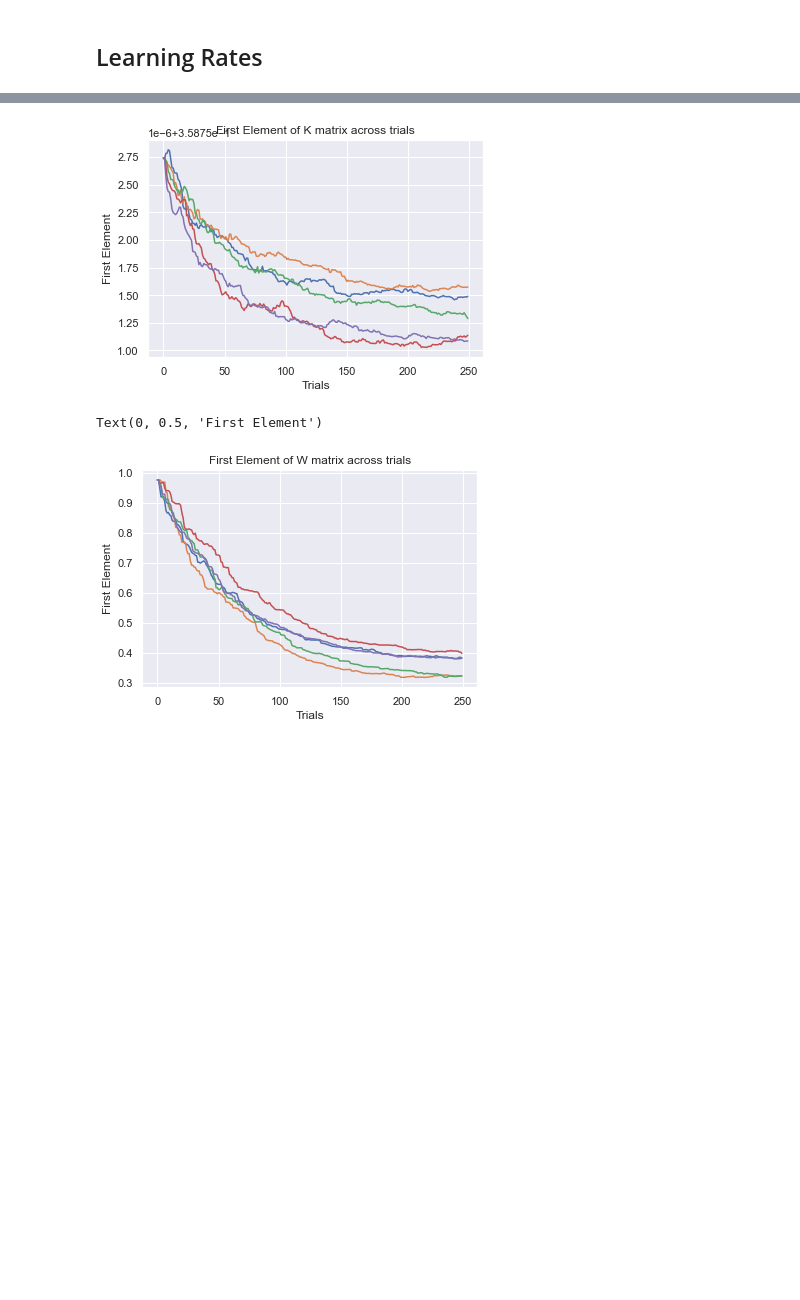
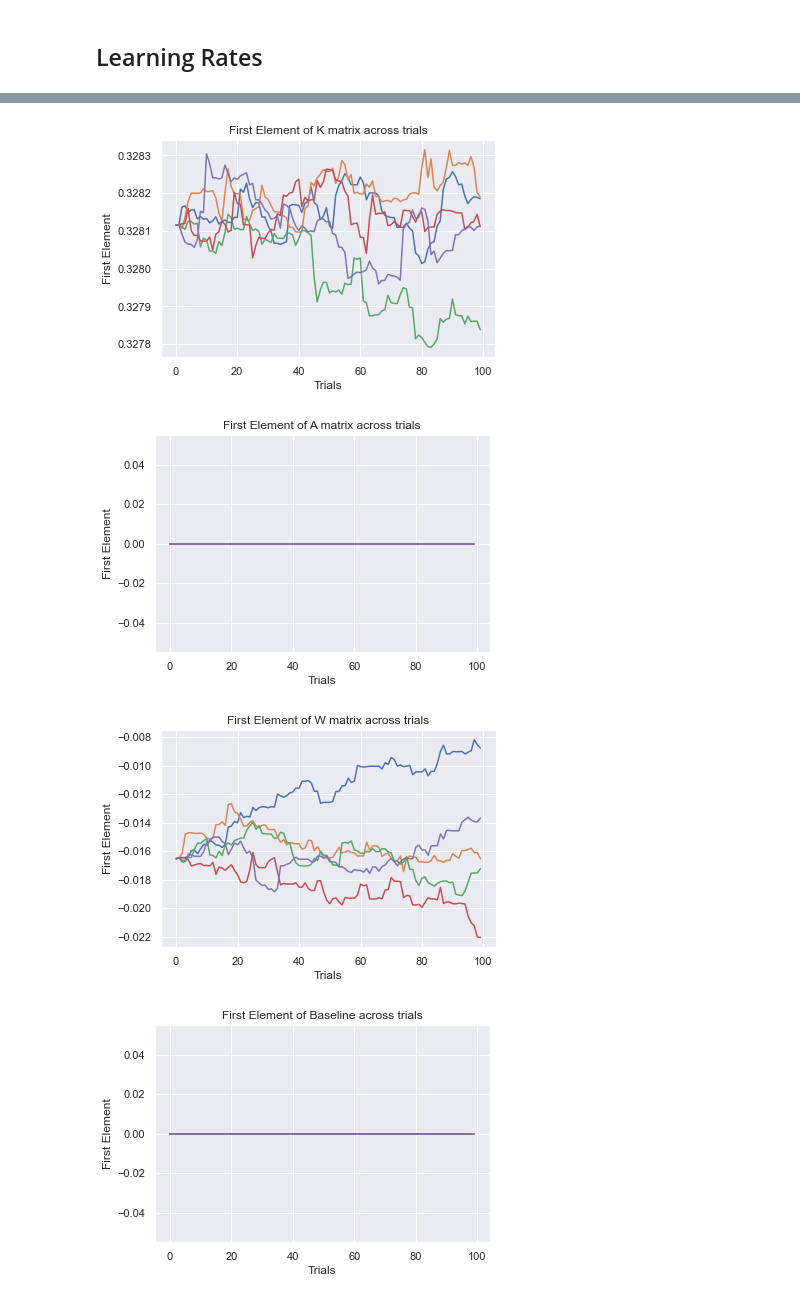
Before and after one commit to mmadduri/BMI_Model, a Jupyter notebook: BMIModel_AdaptiveDecoder.ipynb, the cells around one changed output, grey strips where cells are left out. Saved outputs shown, nothing was run; the diff lists cells and outputs as text; code cells hidden in the pictures; blank space fills up the shorter version.

```diff
--- a/BMIModel_AdaptiveDecoder.ipynb
+++ b/BMIModel_AdaptiveDecoder.ipynb
@@ -473,20 +486,19 @@ K MATX = [[0.28836672 0.04187389 0.52187418 0.15535367 0.30765679 0.72947205
 # %% [markdown]
 ## Learning Rates
 # %%
-NUM_TRIALS = 250
+NUM_TRIALS = 100
 NUM_RUNS = 2 # Has to be >1 # 2 = goes through the trial for target once
 NUM_SESSIONS = 5
 rate_list = [1e-4]
-(np.logspace(0, -10, 10))
-# rate_list = [3.16e-5]
+# rate_list = [3e-4]
 print(rate_list)
-# BRAIN_RATE = 5e-4
-# rate_list = [BRAIN_RATE]
-dec_rate_list = (np.logspace(0, -10, 10))
-# A_RATE = 1e-4
+# dec_rate_list = (np.logspace(-2, -6, 11))
+dec_rate_list = rate_list
 # K_RATE = 1e-4
 NUM_B_RATE = len(rate_list)
+print("NUM_B_RATE = " + str(NUM_B_RATE))
 NUM_D_RATE = len(dec_rate_list)
+print("NUM_D_RATE = " + str(NUM_D_RATE))
 ADAPT_TRIALS = NUM_TRIALS
 
 # initialization
@@ -521,11 +535,15 @@ for lambda_rate in rate_list:
         print("=========================================")
         print("Adaptive Decoder = " + str(DECODER_ADAPT))
         print("Adaptive Brain = " + str(BRAIN_ADAPT))
+        print("KW only = " + str(KW_ONLY))
         print("Total Number of Trials = " + str(NUM_TRIALS))
         print("Total Number of Sessions = " + str(NUM_SESSIONS))
+        print("Total Number of Runs = " + str(NUM_RUNS))
         print("Brain Learning Rate = " + str(lambda_rate))
+        print("NUM_B_RATE = " + str(NUM_B_RATE))
         print("Decoder (K) Learning Rate = " + str(K_RATE))
         print("Decoder (A) Learning Rate = " + str(A_RATE))
+        print("NUM_D_RATE = " + str(NUM_D_RATE))
         print("=========================================")
 
         sys.stdout.close()
@@ -533,7 +551,8 @@ for lambda_rate in rate_list:
         sys.stdout = stdout_fileno
 
         ## SAVE PARAMETERS
-        np.savez(filename + '_Parameters.npz', num_trials=NUM_TRIALS, num_sessions=NUM_SESSIONS,
+        np.savez(filename + '_Parameters.npz', num_trials=NUM_TRIALS, num_sessions=NUM_SESSIONS, num_runs=NUM_RUNS,
+         num_neurons=NUM_NEURONS, num_dim=NUM_DIM, num_lambda=NUM_LAMBDA,
          decoder_adapt=DECODER_ADAPT, brain_adapt=BRAIN_ADAPT, brain_rate=lambda_rate,
          k_rate=K_RATE, a_rate=A_RATE, num_b_rate=NUM_B_RATE, num_d_rate=NUM_D_RATE, b_rate_list=rate_list, d_rate_list=dec_rate_list)
 
@@ -607,7 +626,7 @@ for lambda_rate in rate_list:
 
                 # adapt brain and decoder (together here)
                 a_run, k_run = calcNextDecoder(decoder_params, brain_vars)
-                if (KW_only):
+                if (KW_ONLY):
                     a_run = np.zeros((2, 1))
 
                 if (BRAIN_ADAPT):
@@ -625,8 +644,9 @@ for lambda_rate in rate_list:
                 re_run = np.array(error_costFunc(cost_func_params))
 
                 # So what are the end trial metrics?
-                if (KW_only):
+                if (KW_ONLY):
                     lambda_run[:, 0] = 0
+
                 cursor_end[:, :, iT, iS] =  (decoder_findY(decoder_vals, brain_vars))
         #             print("fr end of trial = " + str(fr_run))
         #             print("lambda end of trial = " + str(lambda_run))
@@ -909,23 +905,38 @@ print(np.shape(lambda_trial))
 # %%
 # plot of 1st dimension, neuron #1 and 1st session
 
 for iS in range(NUM_SESSIONS):
     plt.plot(k_trial[1, 1,:, iS]) #, label=''+sr(iS))
 plt.title("First Element of K matrix across trials")
 plt.xlabel("Trials")
 plt.ylabel("First Element")
 plt.show()
 
 for iS in range(NUM_SESSIONS):
+    plt.plot(a_trial[1,:, iS]) #, label=''+sr(iS))
+plt.title("First Element of A matrix across trials")
+plt.xlabel("Trials")
+plt.ylabel("First Element")
+plt.show()
+
+for iS in range(NUM_SESSIONS):
     plt.plot(lambda_trial[1, 2,:, iS]) #, label=''+str(iS))
 plt.title("First Element of W matrix across trials")
 plt.xlabel("Trials")
 plt.ylabel("First Element")
-# plt.legend()
+plt.show()
+
+for iS in range(NUM_SESSIONS):
+    plt.plot(lambda_trial[1, 0,:, iS]) #, label=''+sr(iS))
+plt.title("First Element of Baseline across trials")
+plt.xlabel("Trials")
+plt.ylabel("First Element")
+plt.show()
 # %% [output]
-[figure, old version]
+[figure, new version]
-Text(0, 0.5, 'First Element')
-[figure, old version]
+[figure, new version]
+[figure, added]
+[figure, added]
 # %%
 plt.figure(figsize = (12, 8))
 for iN in range(NUM_NEURONS):
```
Also changed, not shown: parts of 15 cells of this notebook, 2 other files.
